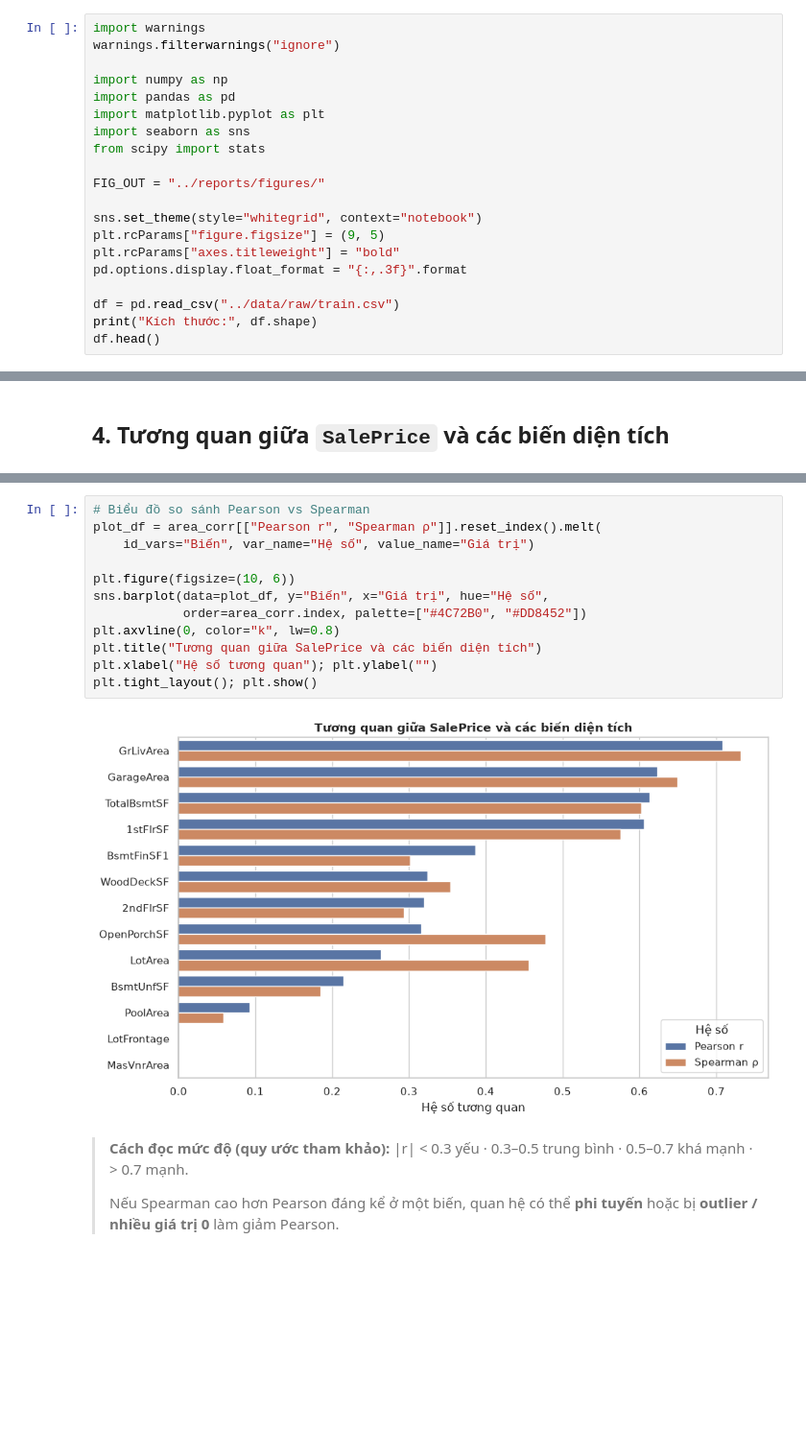
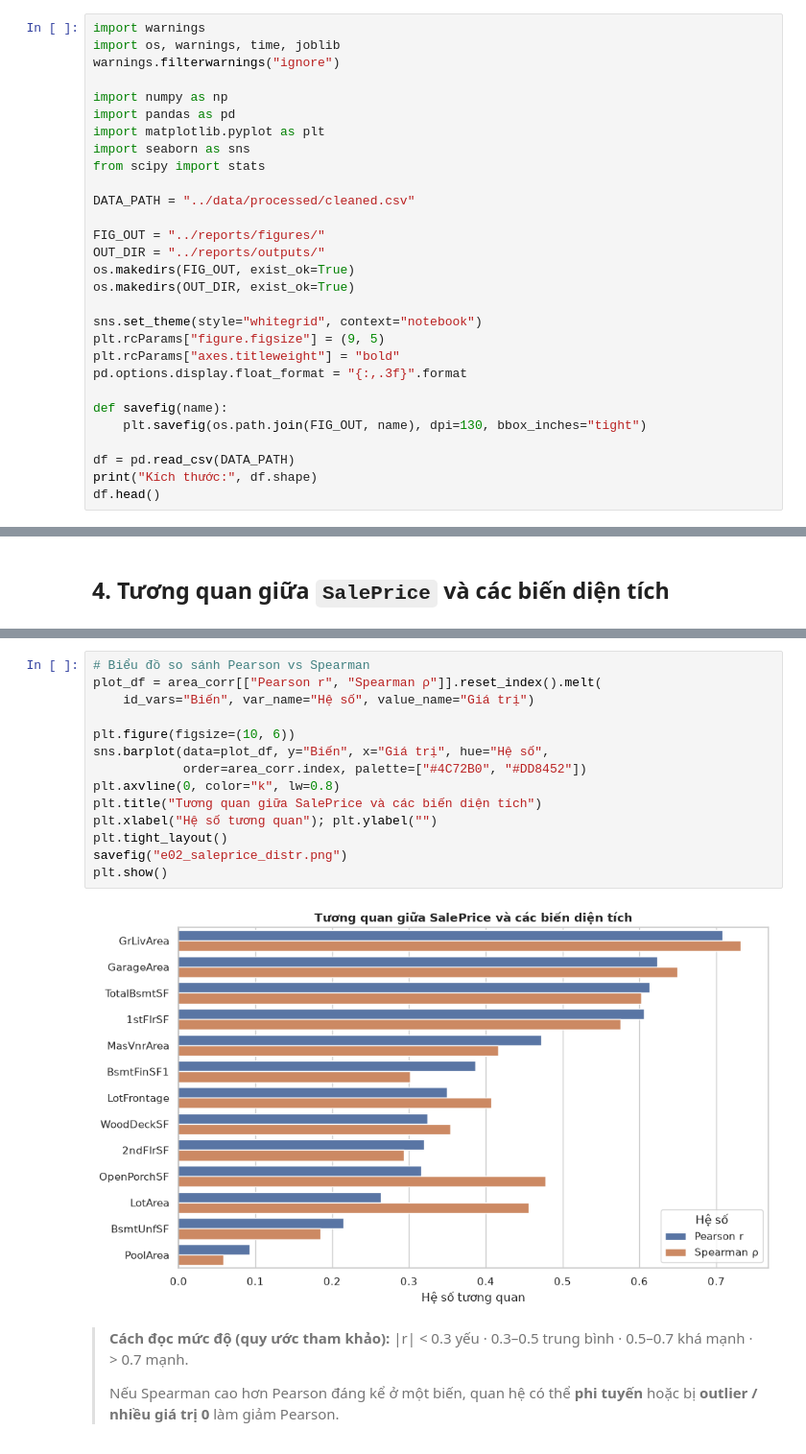
Before and after one commit to hominhIsStupid/DatascienceProject, a Jupyter notebook: src/EDA_Correlation_SalePrice.ipynb, the cells around one changed output, grey strips where cells are left out. Shown at 96% size. Drawn from its saved outputs; the diff is of its cells as text; blank space fills up the shorter version.

```diff
--- a/src/EDA_Correlation_SalePrice.ipynb
+++ b/src/EDA_Correlation_SalePrice.ipynb
@@ -14,6 +14,7 @@
 ## 1. Import thư viện & đọc dữ liệu
 # %%
 import warnings
+import os, warnings, time, joblib
 warnings.filterwarnings("ignore")
 
 import numpy as np
@@ -22,14 +23,22 @@ import matplotlib.pyplot as plt
 import seaborn as sns
 from scipy import stats
 
+DATA_PATH = "../data/processed/cleaned.csv"
+
 FIG_OUT = "../reports/figures/"
+OUT_DIR = "../reports/outputs/"
+os.makedirs(FIG_OUT, exist_ok=True)
+os.makedirs(OUT_DIR, exist_ok=True)
 
 sns.set_theme(style="whitegrid", context="notebook")
 plt.rcParams["figure.figsize"] = (9, 5)
 plt.rcParams["axes.titleweight"] = "bold"
 pd.options.display.float_format = "{:,.3f}".format
 
-df = pd.read_csv("../data/raw/train.csv")
+def savefig(name):
+    plt.savefig(os.path.join(FIG_OUT, name), dpi=130, bbox_inches="tight")
+
+df = pd.read_csv(DATA_PATH)
 print("Kích thước:", df.shape)
 df.head()
 # %% [output]
@@ -146,17 +154,19 @@ area_corr.style.format({"Pearson r": "{:.3f}", "Spearman ρ": "{:.3f}",
 # %%
 # Biểu đồ so sánh Pearson vs Spearman
 plot_df = area_corr[["Pearson r", "Spearman ρ"]].reset_index().melt(
     id_vars="Biến", var_name="Hệ số", value_name="Giá trị")
 
 plt.figure(figsize=(10, 6))
 sns.barplot(data=plot_df, y="Biến", x="Giá trị", hue="Hệ số",
             order=area_corr.index, palette=["#4C72B0", "#DD8452"])
 plt.axvline(0, color="k", lw=0.8)
 plt.title("Tương quan giữa SalePrice và các biến diện tích")
 plt.xlabel("Hệ số tương quan"); plt.ylabel("")
-plt.tight_layout(); plt.show()
+plt.tight_layout()
+savefig("e02_saleprice_distr.png")
+plt.show()
 # %% [output]
-[figure, old version]
+[figure, new version]
 # %% [markdown]
 > **Cách đọc mức độ (quy ước tham khảo):** |r| < 0.3 yếu · 0.3–0.5 trung bình · 0.5–0.7 khá mạnh · > 0.7 mạnh.
 >
```
Also changed, not shown: parts of 15 cells of this notebook, 11 other files.
